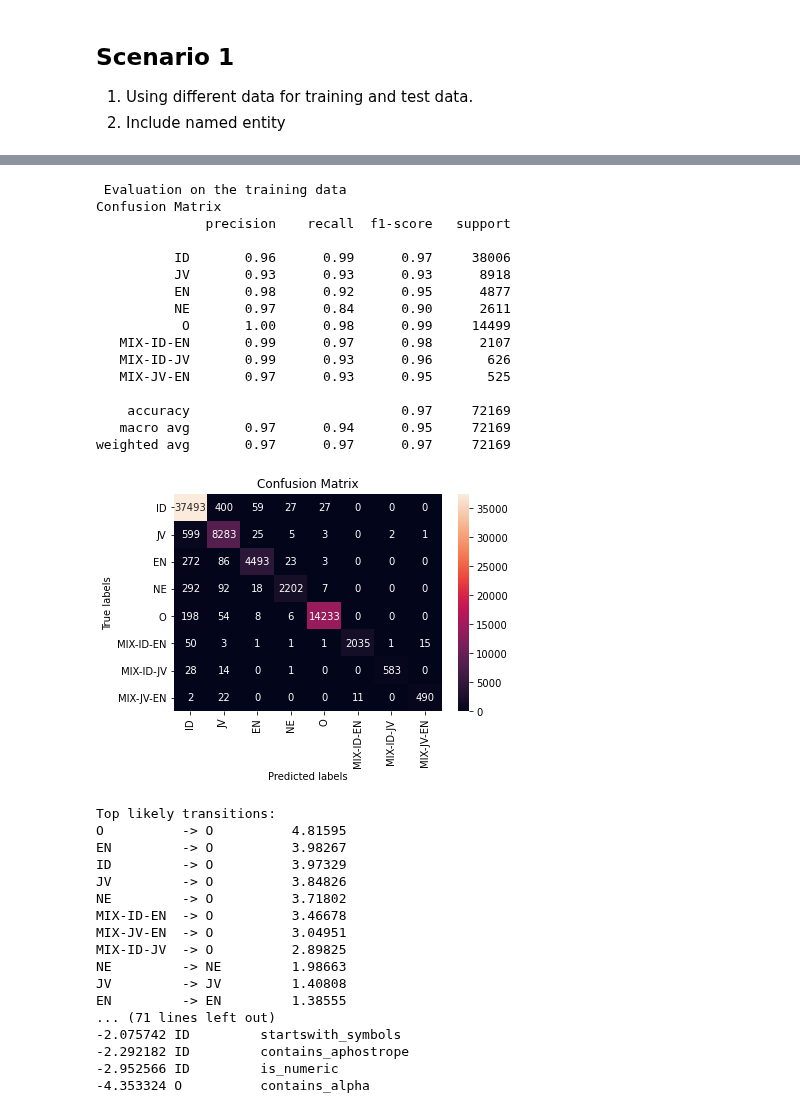
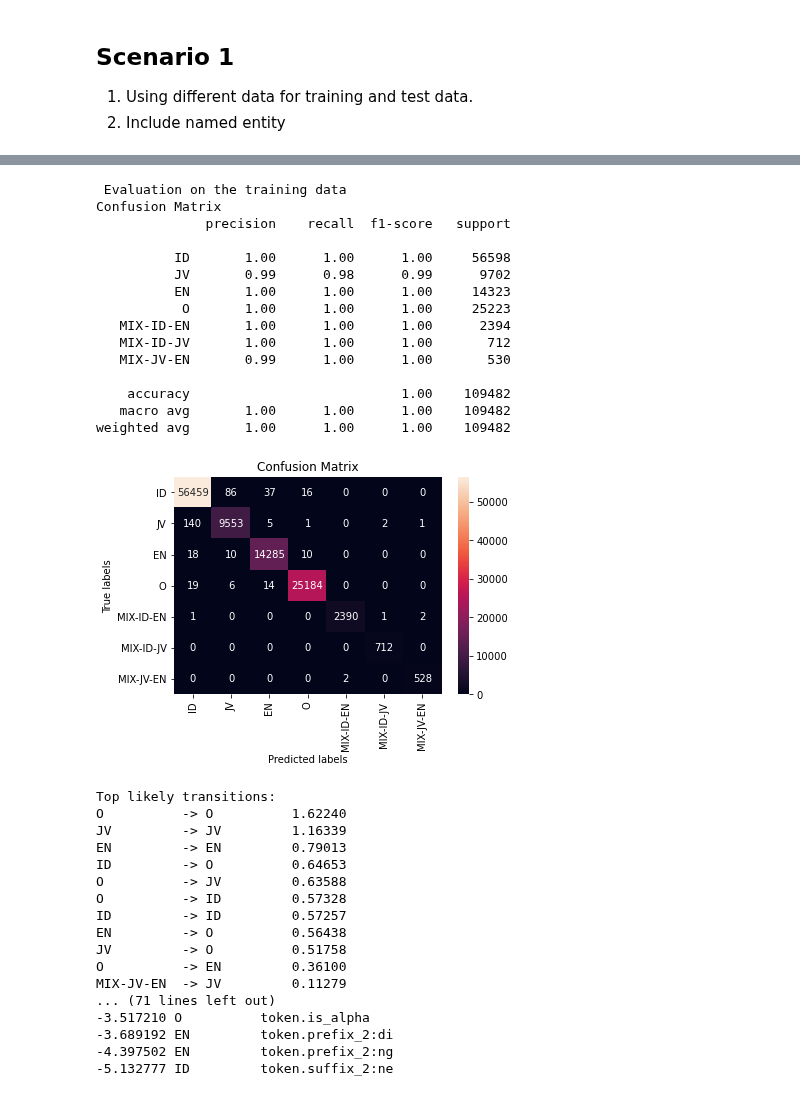
Before and after one commit to fathanick/Word-level-Indonesian-Javanese-English-code-mixed-language-identification, a Jupyter notebook: crf/langid_crf.ipynb, the cells around one changed output, grey strips where cells are left out. Cells and saved outputs as stored; diff of their text form; code cells hidden in the pictures.

```diff
--- a/crf/langid_crf.ipynb
+++ b/crf/langid_crf.ipynb
@@ -17,5 +15,9 @@ test_data = read_tsv('../raw dataset/all-tagged-080422-test.tsv')
+# %%
+train_data = read_tsv('../dataset/train-data-140422.tsv')
+test_data = read_tsv('../dataset/test-data-140422.tsv')
+data = read_tsv('../raw dataset/all-tagged-090422-merged-no-ne.tsv')
 # %%
-langid.train_test_result_(train_data=train_data, test_data=test_data, n_label=8, model_name='mod_080422.pkl')
+langid.pipeline_split(train_data=train_data, test_data=test_data, model_name='mod_split_180422.pkl')
 # %% [output]
  Evaluation on the test data
 Confusion Matrix
@@ -37,37 +38,36 @@ weighted avg       0.89      0.88      0.88     24307
  Evaluation on the training data
 Confusion Matrix
               precision    recall  f1-score   support
 
-          ID       0.96      0.99      0.97     38006
-          JV       0.93      0.93      0.93      8918
-          EN       0.98      0.92      0.95      4877
-          NE       0.97      0.84      0.90      2611
-           O       1.00      0.98      0.99     14499
-   MIX-ID-EN       0.99      0.97      0.98      2107
-   MIX-ID-JV       0.99      0.93      0.96       626
-   MIX-JV-EN       0.97      0.93      0.95       525
+          ID       1.00      1.00      1.00     56598
+          JV       0.99      0.98      0.99      9702
+          EN       1.00      1.00      1.00     14323
+           O       1.00      1.00      1.00     25223
+   MIX-ID-EN       1.00      1.00      1.00      2394
+   MIX-ID-JV       1.00      1.00      1.00       712
+   MIX-JV-EN       0.99      1.00      1.00       530
 
-    accuracy                           0.97     72169
-   macro avg       0.97      0.94      0.95     72169
-weighted avg       0.97      0.97      0.97     72169
+    accuracy                           1.00    109482
+   macro avg       1.00      1.00      1.00    109482
+weighted avg       1.00      1.00      1.00    109482
-[figure, old version]
+[figure, new version]
 Top likely transitions:
-O          -> O          4.81595
-EN         -> O          3.98267
-ID         -> O          3.97329
-JV         -> O          3.84826
-NE         -> O          3.71802
-MIX-ID-EN  -> O          3.46678
-MIX-JV-EN  -> O          3.04951
-MIX-ID-JV  -> O          2.89825
-NE         -> NE         1.98663
-JV         -> JV         1.40808
-EN         -> EN         1.38555
+O          -> O          1.62240
+JV         -> JV         1.16339
+EN         -> EN         0.79013
+ID         -> O          0.64653
+O          -> JV         0.63588
+O          -> ID         0.57328
+ID         -> ID         0.57257
+EN         -> O          0.56438
+JV         -> O          0.51758
+O          -> EN         0.36100
+MIX-JV-EN  -> JV         0.11279
 ... (71 lines left out)
--2.075742 ID         startswith_symbols
--2.292182 ID         contains_aphostrope
--2.952566 ID         is_numeric
--4.353324 O          contains_alpha
+-3.517210 O          token.is_alpha
+-3.689192 EN         token.prefix_2:di
+-4.397502 EN         token.prefix_2:ng
+-5.132777 ID         token.suffix_2:ne
 # %%
 import eli5
 eli5.show_weights(langid.model, horizontal_layout=False)
```
Also changed, not shown: parts of 11 cells of this notebook, 23 other files.
